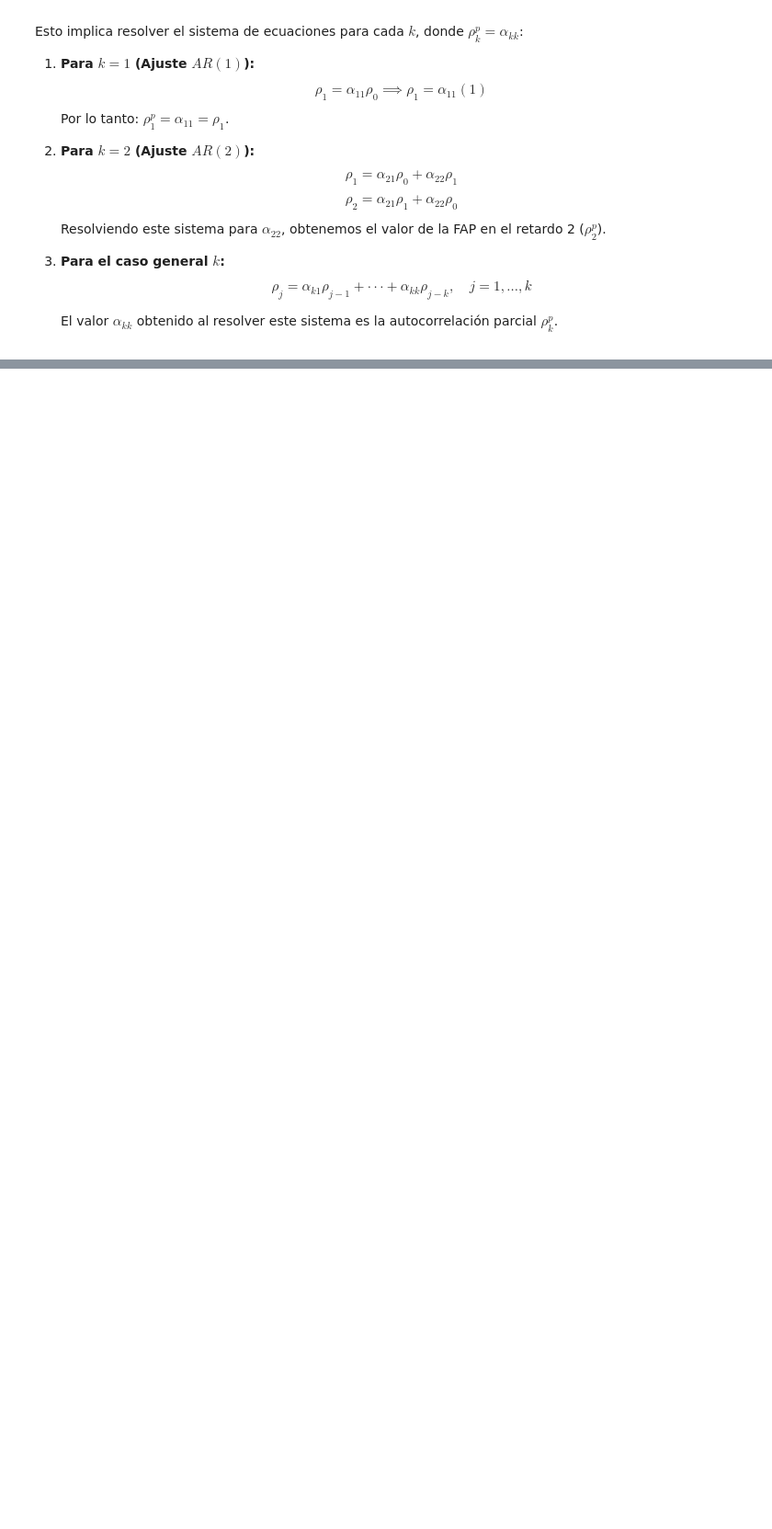
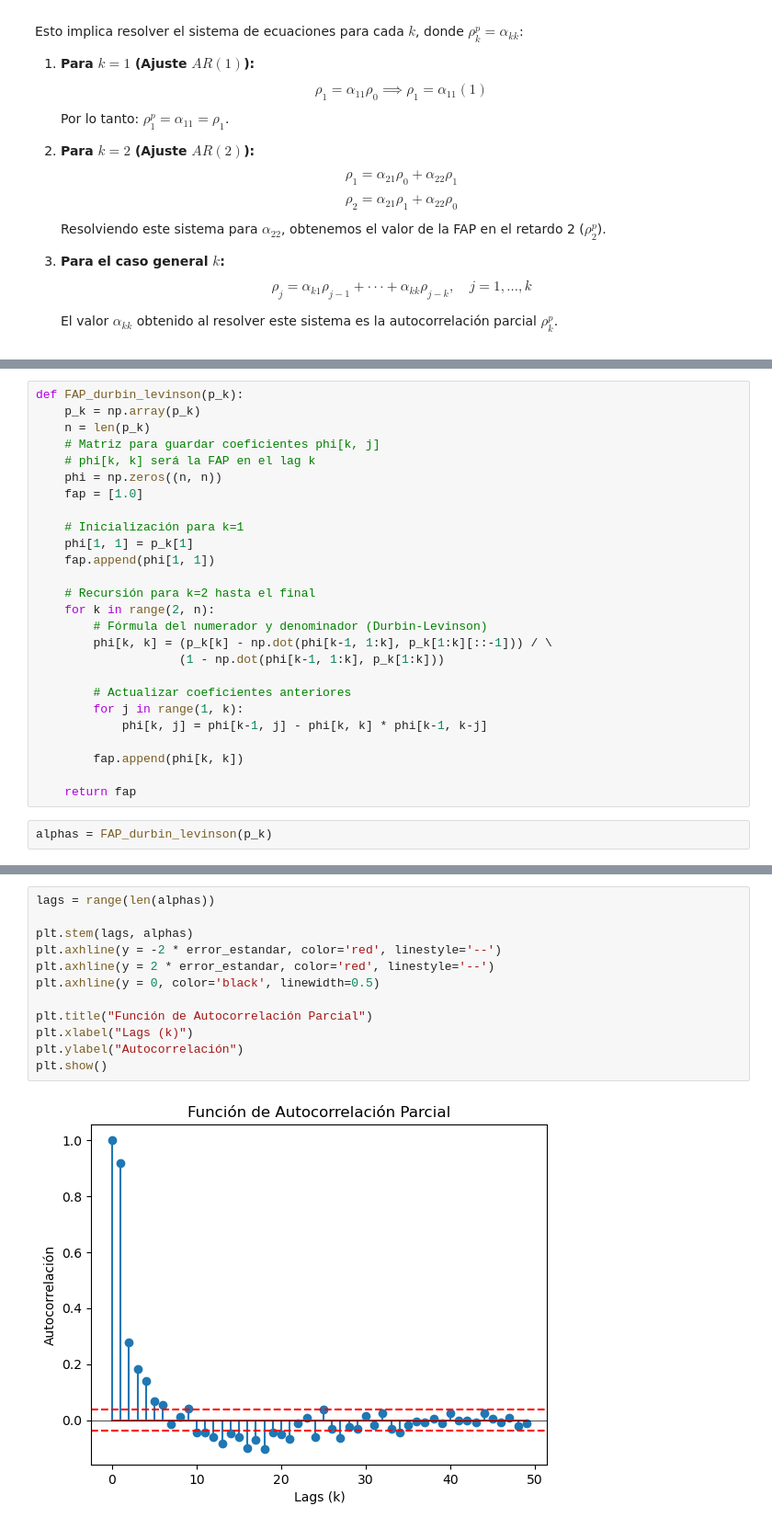
Before and after one commit to DRACDARKTIME/ARIMA-APLICADO-DATASET, a Jupyter notebook: Notebooks/Identificacion.ipynb, the cells around one changed output, grey strips where cells are left out. Shown: that part at 92% size. Cells and saved outputs as stored; diff of their text form; blank space fills up the shorter version.

```diff
--- a/Notebooks/Identificacion.ipynb
+++ b/Notebooks/Identificacion.ipynb
@@ -221,0 +240,28 @@ Esto implica resolver el sistema de ecuaciones para cada $k$, donde $\rho_{k}^{p
+# %%
+def FAP_durbin_levinson(p_k):
+    p_k = np.array(p_k)
+    n = len(p_k)
+    # Matriz para guardar coeficientes phi[k, j]
+    # phi[k, k] será la FAP en el lag k
+    phi = np.zeros((n, n))
+    fap = [1.0]
+
+    # Inicialización para k=1
+    phi[1, 1] = p_k[1]
+    fap.append(phi[1, 1])
+
+    # Recursión para k=2 hasta el final
+    for k in range(2, n):
+        # Fórmula del numerador y denominador (Durbin-Levinson)
+        phi[k, k] = (p_k[k] - np.dot(phi[k-1, 1:k], p_k[1:k][::-1])) / \
+                    (1 - np.dot(phi[k-1, 1:k], p_k[1:k]))
+
+        # Actualizar coeficientes anteriores
+        for j in range(1, k):
+            phi[k, j] = phi[k-1, j] - phi[k, k] * phi[k-1, k-j]
+
+        fap.append(phi[k, k])
+
+    return fap
+# %%
+alphas = FAP_durbin_levinson(p_k)
@@ -221,0 +288,14 @@ Esto implica resolver el sistema de ecuaciones para cada $k$, donde $\rho_{k}^{p
+# %%
+lags = range(len(alphas))
+
+plt.stem(lags, alphas)
+plt.axhline(y = -2 * error_estandar, color='red', linestyle='--')
+plt.axhline(y = 2 * error_estandar, color='red', linestyle='--')
+plt.axhline(y = 0, color='black', linewidth=0.5)
+
+plt.title("Función de Autocorrelación Parcial")
+plt.xlabel("Lags (k)")
+plt.ylabel("Autocorrelación")
+plt.show()
+# %% [output]
+[figure, added]
```
Also changed, not shown: parts of 9 cells of this notebook.
